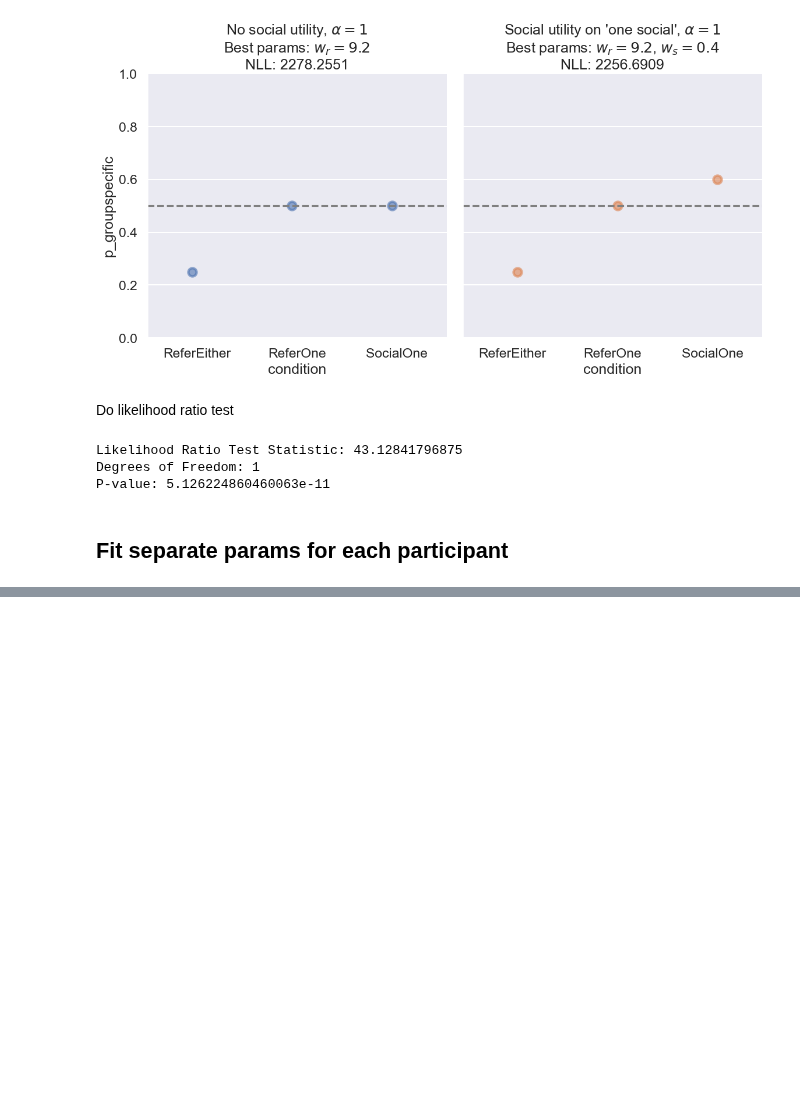
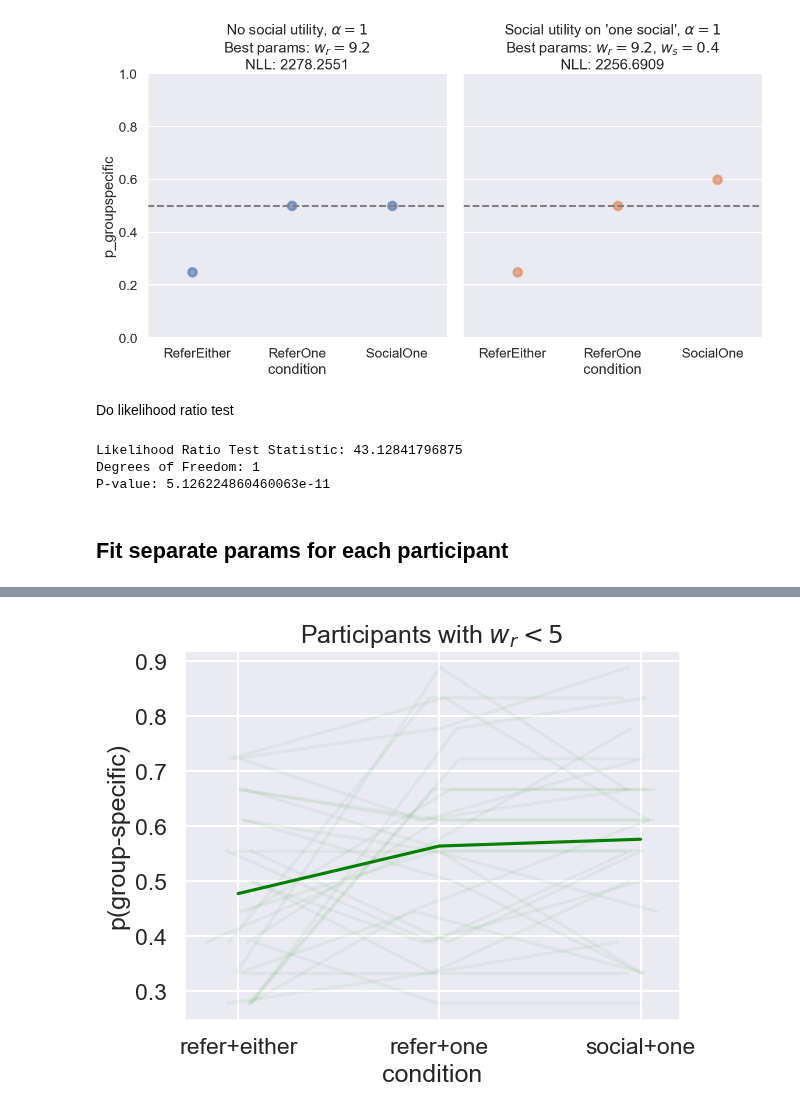
Before and after one commit to aliciamchen/code-switching, a Jupyter notebook: model/shared-unique-3pp-redblue.ipynb, the cells around one changed output, grey strips where cells are left out. Drawn from its saved outputs; the diff is of its cells as text; code cells hidden in the pictures; blank space fills up the shorter version.

```diff
--- a/model/shared-unique-3pp-redblue.ipynb
+++ b/model/shared-unique-3pp-redblue.ipynb
@@ -203,0 +249,23 @@ plt.show()
+# %%
+params_mtx = jnp.array(best_params_social_pp)
+# %%
+w_r_mask = (params_mtx[:, 1] < 5)
+
+# plot those
+f, ax = plt.subplots()
+for participant_idx in range(data_avg.shape[1]):
+    if w_r_mask[participant_idx]:
+        jitter = np.random.normal(0, 0.05, size=len(condition_indices))
+        ax.plot(condition_indices + jitter, data_avg[:, participant_idx], color="green", alpha=0.05)
+
+# take mean of the masked data
+masked_data_avg = data_avg[..., w_r_mask]
+means = jnp.nanmean(masked_data_avg, axis=1)
+ax.plot(condition_indices, means, color="green")
+ax.set_xticks(condition_indices, ["refer+either", "refer+one", "social+one"])
+ax.set_ylabel("p(group-specific)")
+ax.set_xlabel("condition")
+ax.set_title("Participants with $w_r < 5$")
+plt.show()
+# %% [output]
+[figure, added]
```
Also changed, not shown: parts of 19 cells of this notebook, 1 other file.
